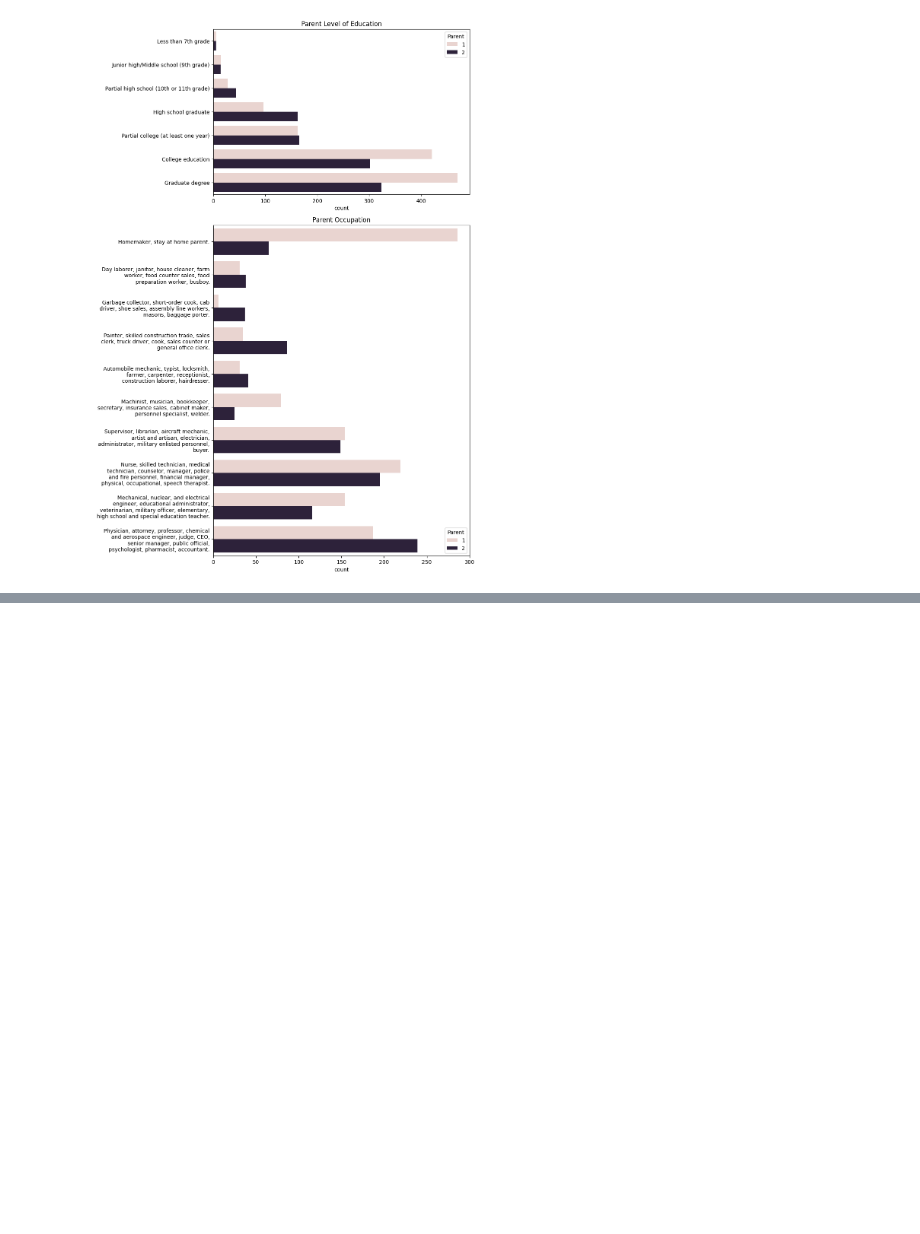
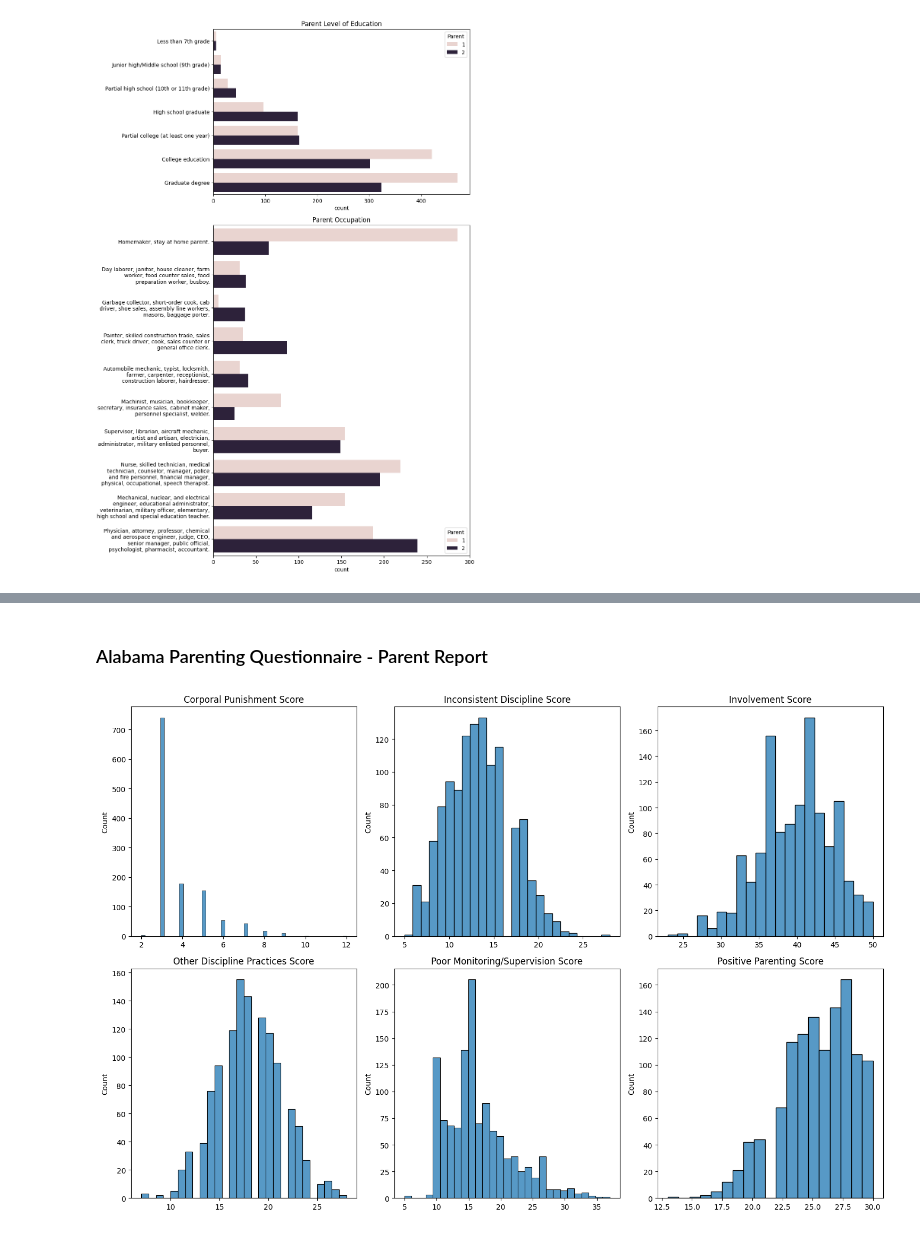
Before and after one commit to wendycarv/adhdDiagnosis, a Jupyter notebook: notebook.ipynb, the cells around one changed output, grey strips where cells are left out. Drawn from its saved outputs; the diff is of its cells as text; code cells hidden in the pictures; blank space fills up the shorter version.

```diff
--- a/notebook.ipynb
+++ b/notebook.ipynb
@@ -187,0 +191,39 @@ fig.tight_layout()
+# %% [markdown]
+### Alabama Parenting Questionnaire - Parent Report
+# %%
+fig, axes = plt.subplots(2, 3, figsize=(15, 10))
+axes = iter(axes.flatten())
+
+ax = next(axes)
+ax.set_title('Corporal Punishment Score')
+sns.histplot(quantitative_df['APQ_P_APQ_P_CP'], ax=ax)
+ax.set_xlabel(None)
+
+ax = next(axes)
+ax.set_title('Inconsistent Discipline Score')
+sns.histplot(quantitative_df['APQ_P_APQ_P_ID'], ax=ax)
+ax.set_xlabel(None)
+
+ax = next(axes)
+ax.set_title('Involvement Score')
+sns.histplot(quantitative_df['APQ_P_APQ_P_INV'], ax=ax)
+ax.set_xlabel(None)
+
+ax = next(axes)
+ax.set_title('Other Discipline Practices Score')
+sns.histplot(quantitative_df['APQ_P_APQ_P_OPD'], ax=ax)
+ax.set_xlabel(None)
+
+ax = next(axes)
+ax.set_title('Poor Monitoring/Supervision Score')
+sns.histplot(quantitative_df['APQ_P_APQ_P_PM'], ax=ax)
+ax.set_xlabel(None)
+
+ax = next(axes)
+ax.set_title('Positive Parenting Score')
+sns.histplot(quantitative_df['APQ_P_APQ_P_PP'], ax=ax)
+ax.set_xlabel(None)
+
+fig.tight_layout()
+# %% [output]
+[figure, added]
```
Also changed, not shown: parts of 6 cells of this notebook.
